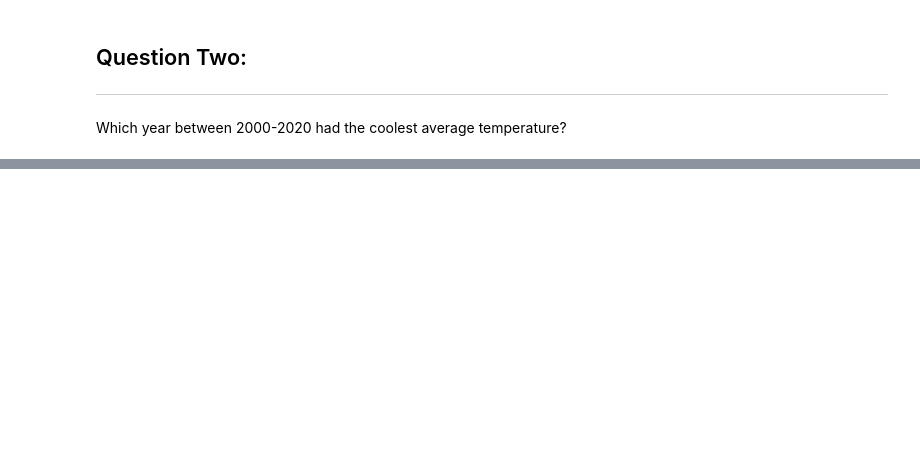
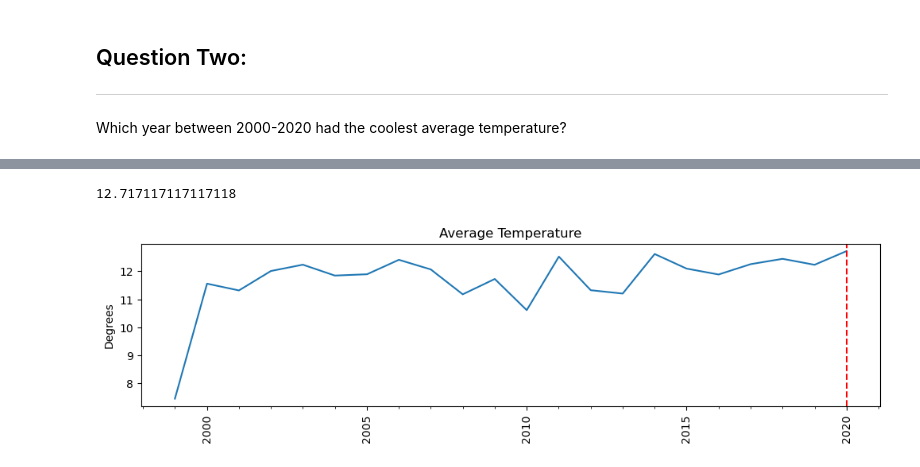
Before and after one commit to JosephHobbs9292/Resampling-Datetime-Data, a Jupyter notebook: Resampling Datetime Data.ipynb, the cells around one changed output, grey strips where cells are left out. Drawn from its saved outputs; the diff is of its cells as text; code cells hidden in the pictures; blank space fills up the shorter version.

```diff
--- a/Resampling Datetime Data.ipynb
+++ b/Resampling Datetime Data.ipynb
@@ -202,0 +223,4 @@ df_precipitation["precipitation"].plot(ax=ax, title = "Precipitation for 2000-20
+# %%
+## Finding the date for the max mean temp
+mean_temp_date = df_temp["mean_temp"].idxmax()
+mean_temp_date
@@ -202,0 +229,34 @@ df_precipitation["precipitation"].plot(ax=ax, title = "Precipitation for 2000-20
+# %%
+## Finding the calue for the date with the max mean temp
+mean_temp_max = df_temp["mean_temp"].max()
+mean_temp_max
+# %% [output]
+12.717117117117118
+# %%
+## Visualizing yearly mean temperature
+
+## Creating tick locators and formatters
+loc_1year = mdates.YearLocator()
+fmt_1year = mdates.DateFormatter("%Y")
+
+loc_5years = mdates.YearLocator(5)
+fmt_5years = mdates.DateFormatter("%Y")
+
+## Creating Graph
+df_mean = df_temp["mean_temp"].copy()
+fig, ax = plt.subplots(figsize=(12,3))
+ax.plot(df_mean.index, df_mean.values);
+ax.set_title("Average Temperature")
+ax.set_ylabel("Degrees")
+
+## Setting tick locators and formatters
+ax.xaxis.set_minor_locator(loc_1year)
+
+ax.xaxis.set_major_locator(loc_5years)
+ax.xaxis.set_major_formatter(fmt_5years)
+fig.autofmt_xdate(rotation=90,ha='center')
+
+## Adding vertical line at date with max value
+plt.axvline(mean_temp_date, color = "red", linestyle = "--");
+# %% [output]
+[figure, added]
```
Also changed, not shown: parts of 8 cells of this notebook.
